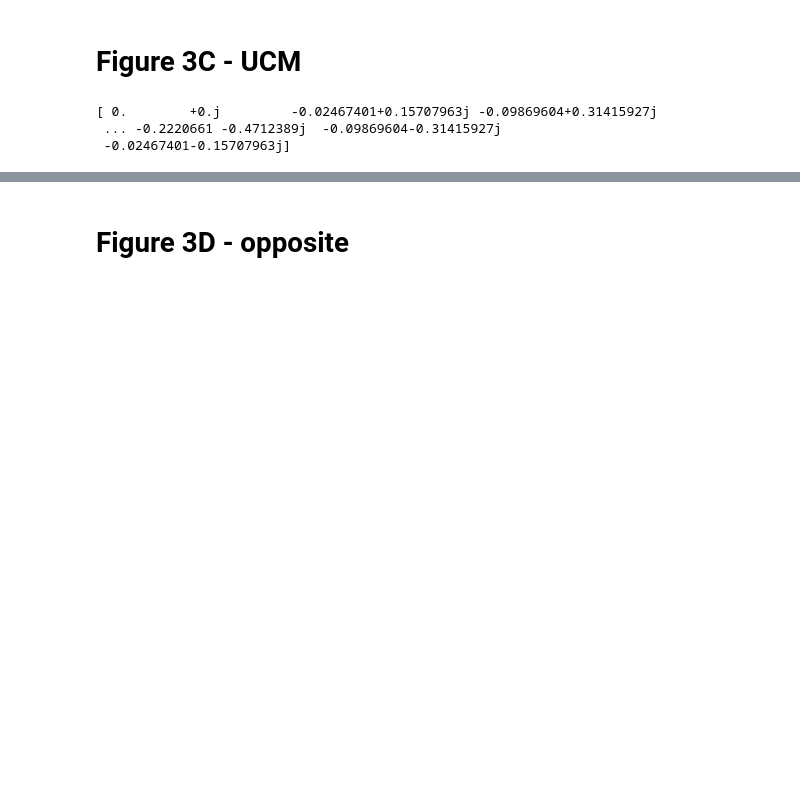
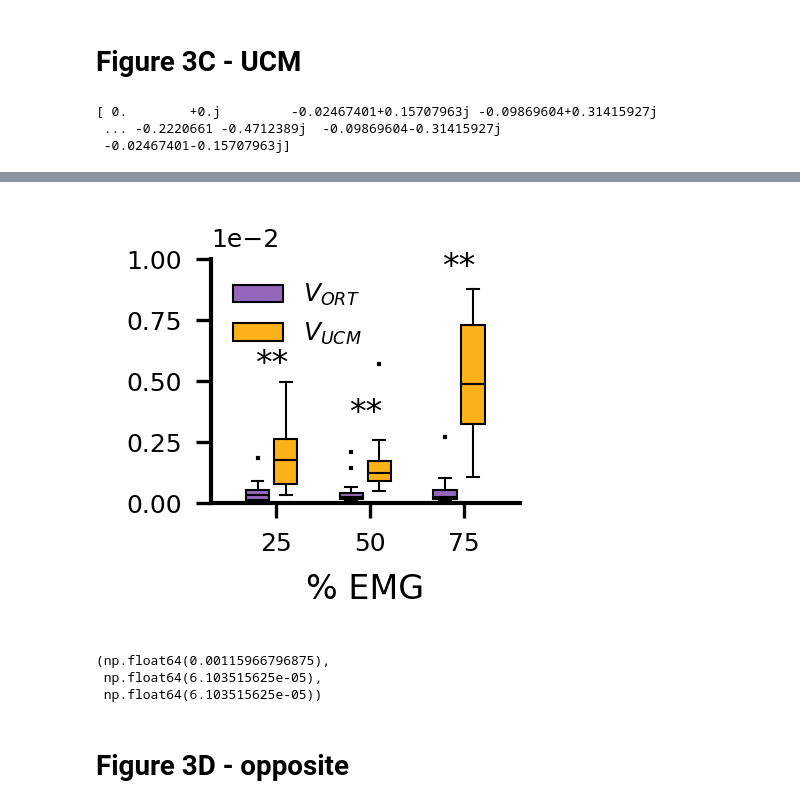
Before and after one commit to sburden-group/sensorimotor_fusion, a Jupyter notebook: analysis/Multimodal paper/20250218_performance.ipynb, the cells around one changed output, grey strips where cells are left out. Saved outputs shown, nothing was run; the diff lists cells and outputs as text; code cells hidden in the pictures; blank space fills up the shorter version.

```diff
--- a/analysis/Multimodal paper/20250218_performance.ipynb
+++ b/analysis/Multimodal paper/20250218_performance.ipynb
@@ -957,3 +999,47 @@ plt.show()
+# %%
+# Parameters
+num_conditions = 3
+positions_A = np.arange(num_conditions) * 1.0  # space out groups
+positions_B = positions_A + 0.3                # small offset for side-by-side
+box_colors = [colors['PURPLE'], colors['GOLD']]
+
+# Plot
+fig, ax = plt.subplots(1,1, figsize = (1.5,1.5), dpi=300)
+box0 = ax.boxplot([V_ORT[:, 1], V_ORT[:, 2], V_ORT[:, 3]], positions=positions_A, widths=0.25, patch_artist=True,
+            boxprops=dict(facecolor=box_colors[0]), medianprops=dict(color='black'), labels=['']*3,
+            flierprops={'marker': '+', 'markersize': 1})
+box1 = ax.boxplot([V_UCM[:, 1], V_UCM[:, 2], V_UCM[:, 3]], positions=positions_B, widths=0.25, patch_artist=True,
+            boxprops=dict(facecolor=box_colors[1]), medianprops=dict(color='black'), labels=['']*3,
+            flierprops={'marker': '+', 'markersize': 1})
+
+# X-axis setup
+ax.set_xticks(positions_A + 0.2, ['25', '50', '75'])
+ax.set_xlabel('% EMG')
+# ax.set_ylabel('Value')
+ax.legend(['A', 'B'], loc='upper right')
+ax.legend([box0["boxes"][0], box1["boxes"][0]],
+          [r'$V_{ORT}$', r'$V_{UCM}$'], loc = 'upper left',ncol = 1, frameon = False)
+ax.set_ylim(0,0.01)
+ax.ticklabel_format(axis='y', style='sci', scilimits=(-2,4))
+
+ax.text(0.15, 0.005, r'**', ha='center', va='bottom', fontsize=SMALL_SIZE,color = 'k')
+ax.text(1.15, 0.003, r'**', ha='center', va='bottom', fontsize=SMALL_SIZE,color = 'k')
+ax.text(2.15, 0.009, r'**', ha='center', va='bottom', fontsize=SMALL_SIZE,color = 'k')
+
+
+plt.tight_layout()
+plt.show()
+# %% [output]
+[figure, added]
+# %%
+w,p3 = wilcoxon(V_ORT[:,1],V_UCM[:,1])
+w,p2 = wilcoxon(V_ORT[:,2],V_UCM[:,2])
+w,p4 = wilcoxon(V_ORT[:,3],V_UCM[:,3])
+p3,p2,p4
+# %% [output]
+(np.float64(0.00115966796875),
+ np.float64(6.103515625e-05),
+ np.float64(6.103515625e-05))
 # %% [markdown]
 # Figure 3D - opposite
 # %%
```
Also changed, not shown: parts of 4 cells of this notebook, 2 other files.
